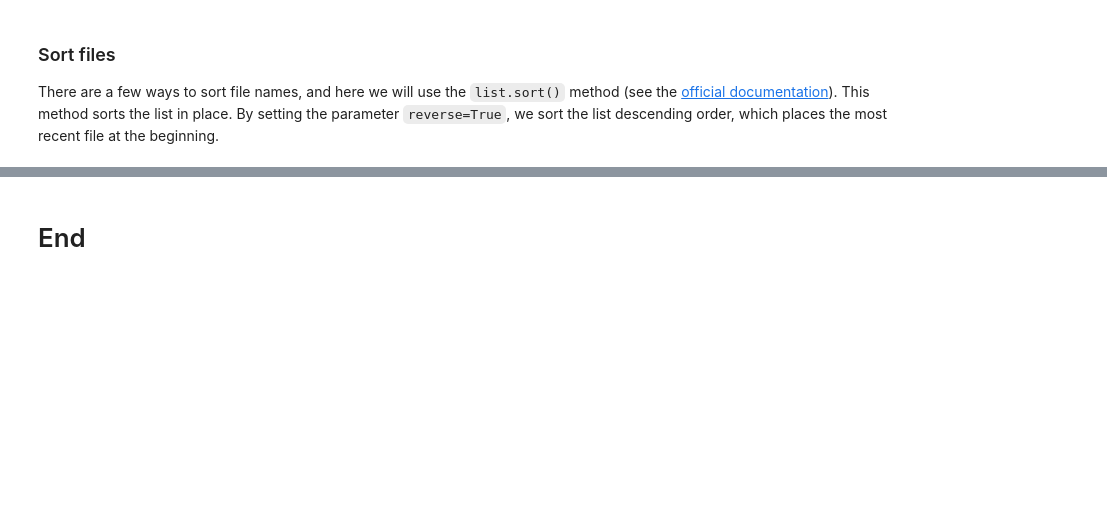
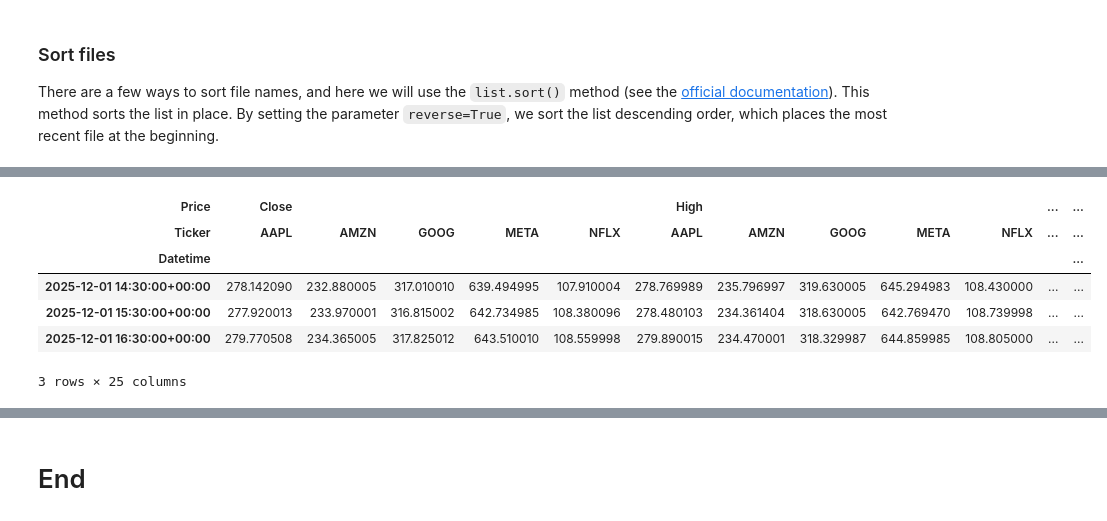
Before and after one commit to Oksyyy/computer-infrastructure, a Jupyter notebook: problems.ipynb, the cells around one changed output, grey strips where cells are left out. Cells and saved outputs as stored; diff of their text form; code cells hidden in the pictures; blank space fills up the shorter version.

```diff
--- a/problems.ipynb
+++ b/problems.ipynb
@@ -207,0 +246,14 @@ data_files[0]
+# %%
+# Read the most recent CSV file into a DataFrame
+latest_df = pd.read_csv('data/' + data_files[0], header=[0,1], index_col=0, parse_dates=True)
+
+# Display the first 3 rows of the DataFrame
+latest_df.head(3)
+# %% [output]
+| Price | Close |  |  |  |  | High |  |  |  |  | ... | ... |
+| Ticker | AAPL | AMZN | GOOG | META | NFLX | AAPL | AMZN | GOOG | META | NFLX | ... | ... |
+| Datetime |  |  |  |  |  |  |  |  |  |  |  | ... |
+| 2025-12-01 14:30:00+00:00 | 278.142090 | 232.880005 | 317.010010 | 639.494995 | 107.910004 | 278.769989 | 235.796997 | 319.630005 | 645.294983 | 108.430000 | ... | ... |
+| 2025-12-01 15:30:00+00:00 | 277.920013 | 233.970001 | 316.815002 | 642.734985 | 108.380096 | 278.480103 | 234.361404 | 318.630005 | 642.769470 | 108.739998 | ... | ... |
+| 2025-12-01 16:30:00+00:00 | 279.770508 | 234.365005 | 317.825012 | 643.510010 | 108.559998 | 279.890015 | 234.470001 | 318.329987 | 644.859985 | 108.805000 | ... | ... |
+3 rows × 25 columns
```
Also changed, not shown: parts of 19 cells of this notebook, 7 other files.
